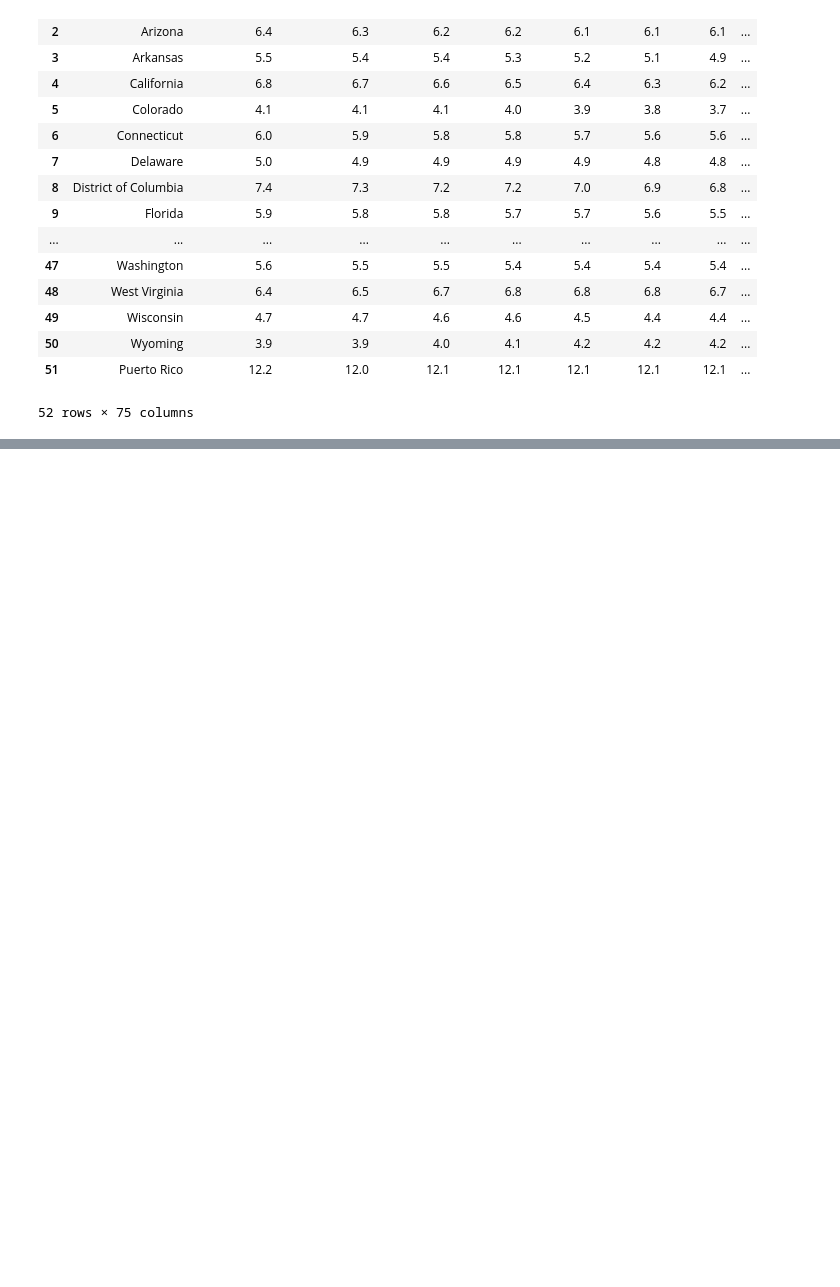
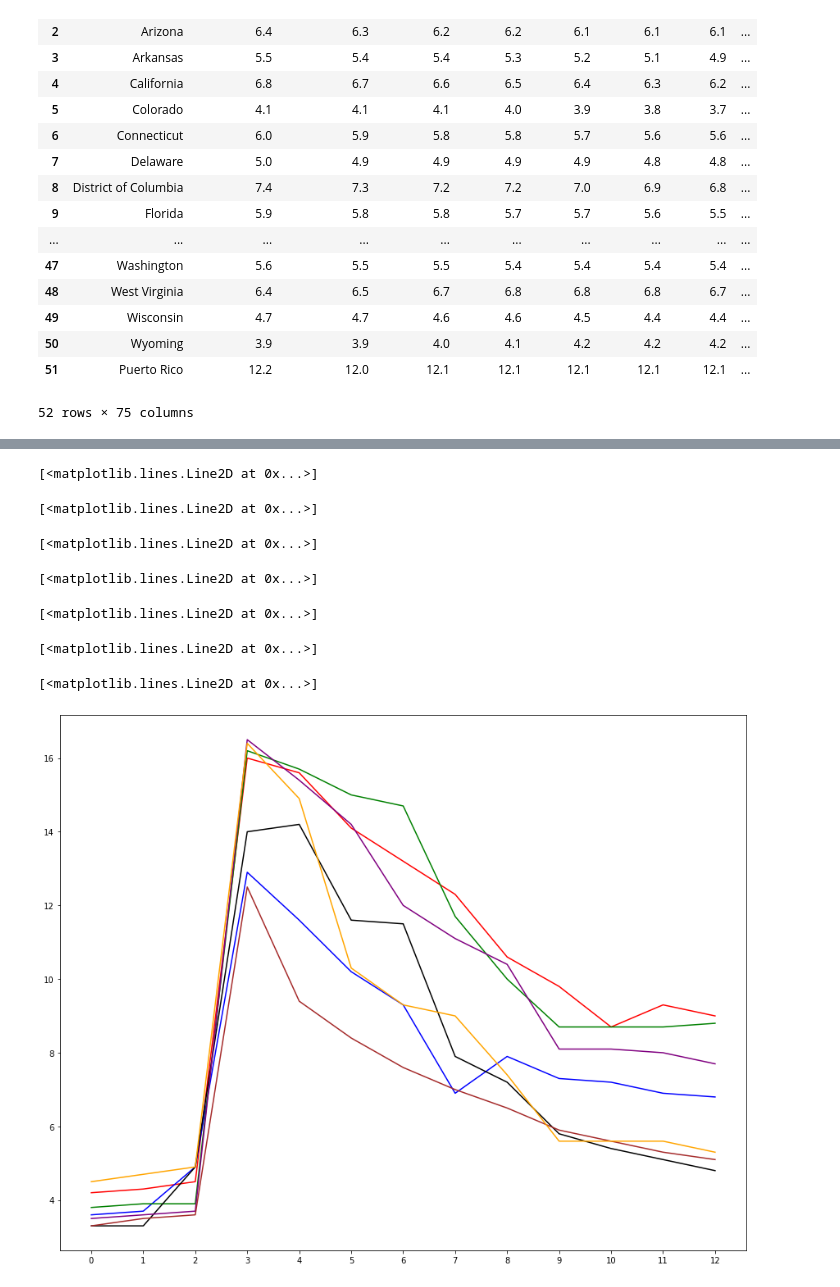
Before and after one commit to kitty-cat-catania/activity-, a Jupyter notebook: covidmap(darren).ipynb, the cells around one changed output, grey strips where cells are left out. Cells and saved outputs as stored; diff of their text form; code cells hidden in the pictures; blank space fills up the shorter version.

```diff
--- a/covidmap(darren).ipynb
+++ b/covidmap(darren).ipynb
@@ -536,0 +553,6 @@ unemployment_df
+# %%
+rotate_7_covidstates = clean_7_covidstates_df.T
+# %%
+rotate_7_covidstates.columns = ['California','Texas','New York','Florida','Illinois','Georgia','Ohio']
+# %%
+top_7_covid_states_unemployed = rotate_7_covidstates.drop('State')
@@ -536,0 +578,5 @@ unemployment_df
+# %%
+unemployment_array = []
+for i in range(0, len(label_state)):
+    state_array = top_7_covid_states_unemployed[label_state[i]].to_numpy()
+    unemployment_array.append(state_array)
@@ -536,0 +600,15 @@ unemployment_df
+# %%
+plt.figure(figsize=(15, 12))
+plt.locator_params(axis="x", nbins=14)
+
+for i in range(0, len(top7state_array)):
+    display(plt.plot(time, unemployment_array[i], color=colors[i], label=label_state[i]))
+# %% [output]
+[<matplotlib.lines.Line2D at 0x...>]
+[<matplotlib.lines.Line2D at 0x...>]
+[<matplotlib.lines.Line2D at 0x...>]
+[<matplotlib.lines.Line2D at 0x...>]
+[<matplotlib.lines.Line2D at 0x...>]
+[<matplotlib.lines.Line2D at 0x...>]
+[<matplotlib.lines.Line2D at 0x...>]
+[figure, added]
```
Also changed, not shown: parts of 17 cells of this notebook.
